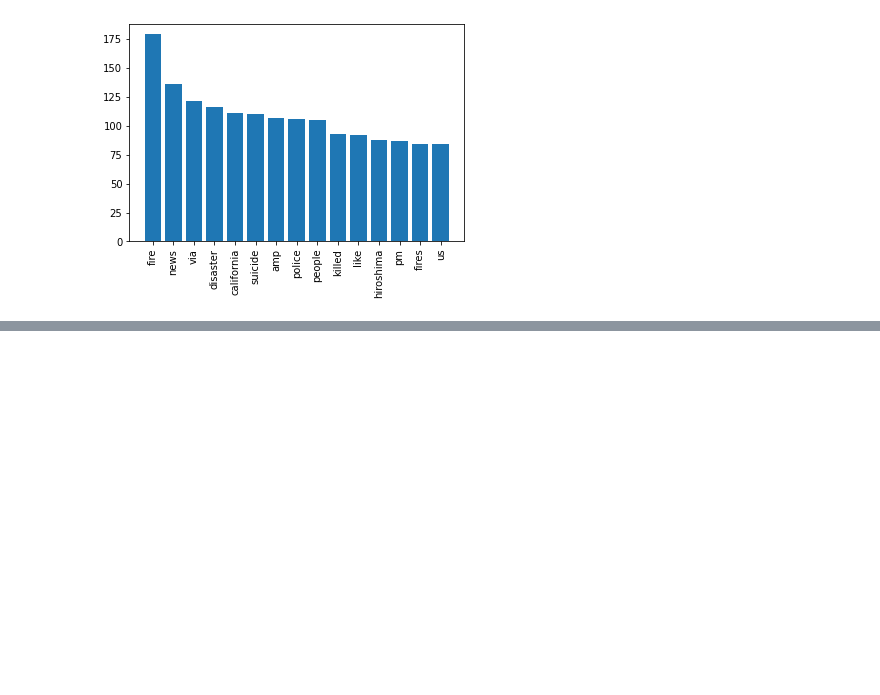
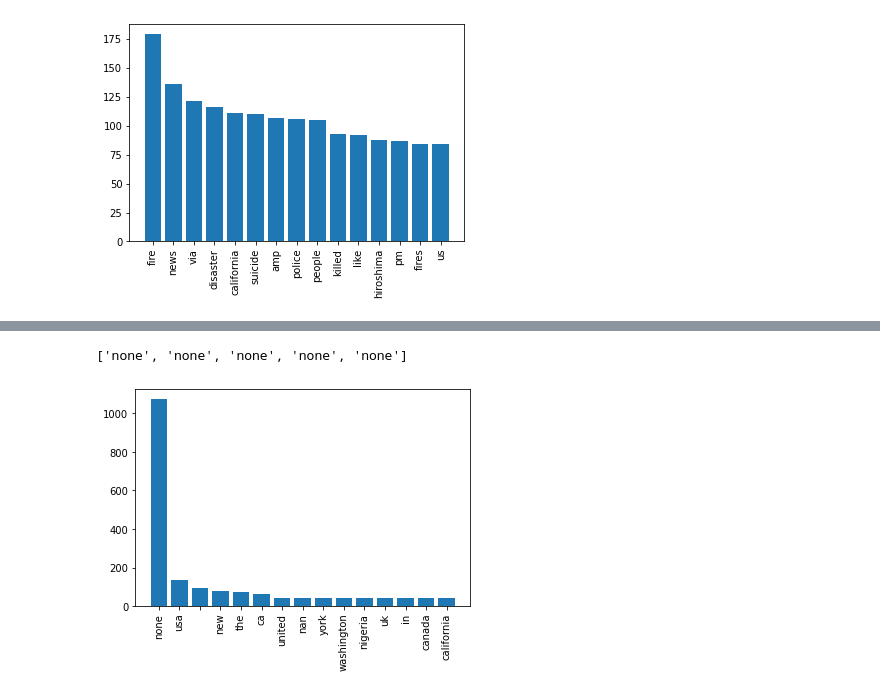
Before and after one commit to andro095/Data-Science, a Jupyter notebook: Project2/Project2_Analisis.ipynb, the cells around one changed output, grey strips where cells are left out. Drawn from its saved outputs; the diff is of its cells as text; code cells hidden in the pictures; blank space fills up the shorter version.

```diff
--- a/Project2/Project2_Analisis.ipynb
+++ b/Project2/Project2_Analisis.ipynb
@@ -193,0 +198,5 @@ generate_histogramas(data_tw, 'text', ' ')
+# %%
+generate_histogramas(data_tw, 'location', ' ')
+# %% [output]
+['none', 'none', 'none', 'none', 'none']
+[figure, added]
```
Also changed, not shown: parts of 2 cells of this notebook.
